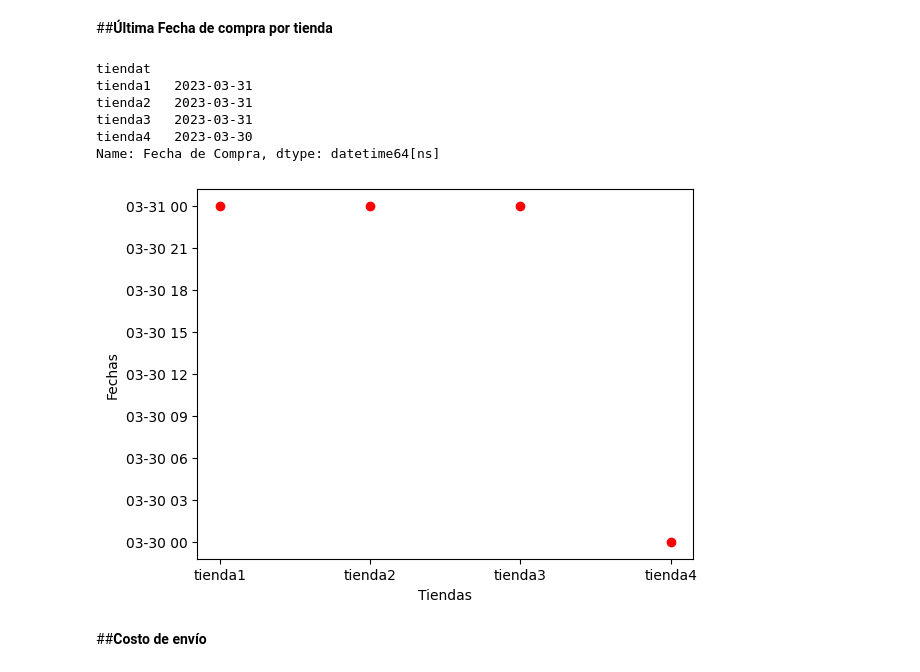
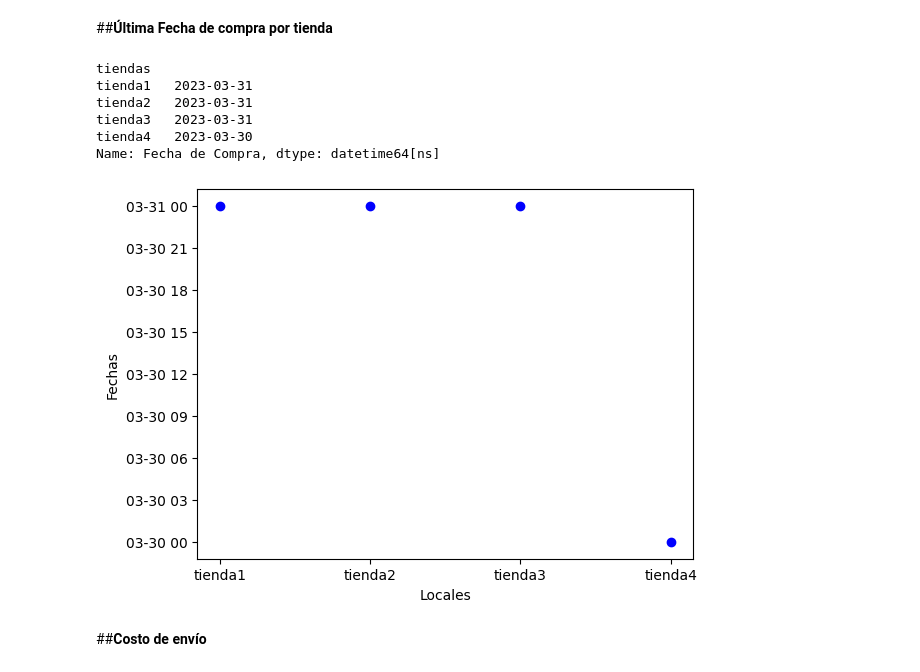
Before and after one commit to Nore-gibhub/Challenge_Alura_Store, a Jupyter notebook: Challenge_Alura_Store.ipynb, the cells around one changed output. Drawn from its saved outputs; the diff is of its cells as text; code cells hidden in the pictures.

```diff
--- a/Challenge_Alura_Store.ipynb
+++ b/Challenge_Alura_Store.ipynb
@@ -34,10 +34,10 @@ tienda.head()
 ####1.   Combinar tablas
 ####2.   Agrupar y sumar
 # %%
-tienda1['tiendat']='tienda1'
-tienda2['tiendat']='tienda2'
-tienda3['tiendat']='tienda3'
-tienda4['tiendat']='tienda4'
+tienda1['tiendas']='tienda1'
+tienda2['tiendas']='tienda2'
+tienda3['tiendas']='tienda3'
+tienda4['tiendas']='tienda4'
 
 df_total = pd.concat([tienda1,tienda2,tienda3,tienda4])
 df_total.sample(5)
@@ -196,29 +196,29 @@ plt.show()
 ##**Última Fecha de compra por tienda**
 # %%
 df_total['Fecha de Compra'] = pd.to_datetime(df_total['Fecha de Compra'])
-ultima_venta_por_tienda = df_total.groupby('tiendat')['Fecha de Compra'].max()
+ultima_venta_por_tienda = df_total.groupby('tiendas')['Fecha de Compra'].max()
 print(ultima_venta_por_tienda)
 print(' ')
 #df_ordenado = df_total.sort_values(by='Fecha de Compra',ascending=False)
 #tiendas_ordenadas_unicas = df_ordenado['tiendat'].unique()
 #print(df_ordenado[['tiendat','Fecha de Compra','Producto']].head())
 
 from matplotlib import pyplot as plt
 x = ultima_venta_por_tienda.index
 y = ultima_venta_por_tienda.values
 fig, ax = plt.subplots()
-ax.scatter(x, y, color='red')
-ax.set_xlabel('Tiendas')
+ax.scatter(x, y, color='blue')
+ax.set_xlabel('Locales')
 ax.set_ylabel('Fechas')
 plt.show()
 # %% [output]
-tiendat
+tiendas
 tienda1   2023-03-31
 tienda2   2023-03-31
 tienda3   2023-03-31
 tienda4   2023-03-30
 Name: Fecha de Compra, dtype: datetime64[ns]
-[figure, old version]
+[figure, new version]
 # %% [markdown]
 ##**Costo de envío**
 # %%
```
Also changed, not shown: parts of 6 cells of this notebook.
